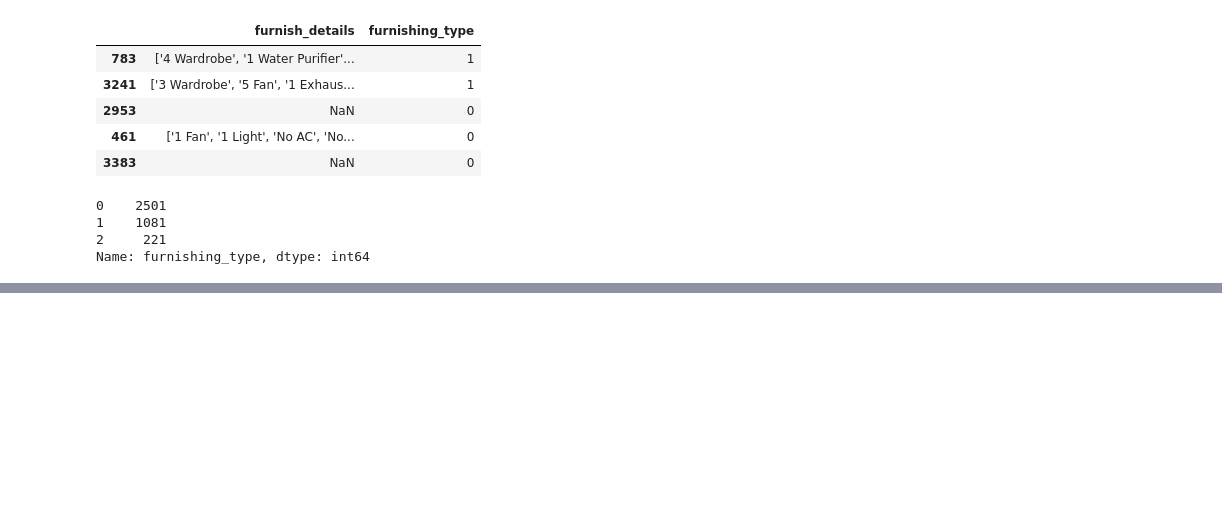
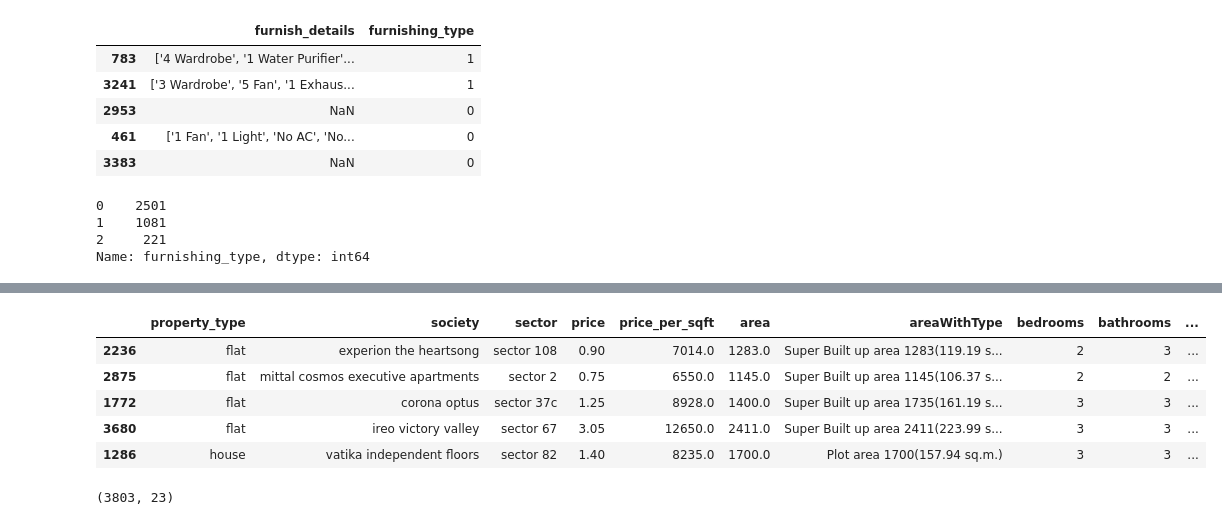
Before and after one commit to cipher499/real_estate_proj, a Jupyter notebook: feature_engineering.ipynb, the cells around one changed output, grey strips where cells are left out. Cells and saved outputs as stored; diff of their text form; code cells hidden in the pictures; blank space fills up the shorter version.

```diff
--- a/feature_engineering.ipynb
+++ b/feature_engineering.ipynb
@@ -470,0 +654,14 @@ Name: furnishing_type, dtype: int64
+# %%
+df.drop(columns=['nearby_locations', 'furnish_details', 'features', 'features_list', 'additional_room'], inplace=True)
+df.sample(5)
+# %% [output]
+|  | property_type | society | sector | price | price_per_sqft | area | areaWithType | bedrooms | bathrooms | ... |
+| 2236 | flat | experion the heartsong | sector 108 | 0.90 | 7014.0 | 1283.0 | Super Built up area 1283(119.19 s... | 2 | 3 | ... |
+| 2875 | flat | mittal cosmos executive apartments | sector 2 | 0.75 | 6550.0 | 1145.0 | Super Built up area 1145(106.37 s... | 2 | 2 | ... |
+| 1772 | flat | corona optus | sector 37c | 1.25 | 8928.0 | 1400.0 | Super Built up area 1735(161.19 s... | 3 | 3 | ... |
+| 3680 | flat | ireo victory valley | sector 67 | 3.05 | 12650.0 | 2411.0 | Super Built up area 2411(223.99 s... | 3 | 3 | ... |
+| 1286 | house | vatika independent floors | sector 82 | 1.40 | 8235.0 | 1700.0 | Plot area 1700(157.94 sq.m.) | 3 | 3 | ... |
+# %%
+df.shape
+# %% [output]
+(3803, 23)
```
Also changed, not shown: parts of 34 cells of this notebook, 2 other files.
